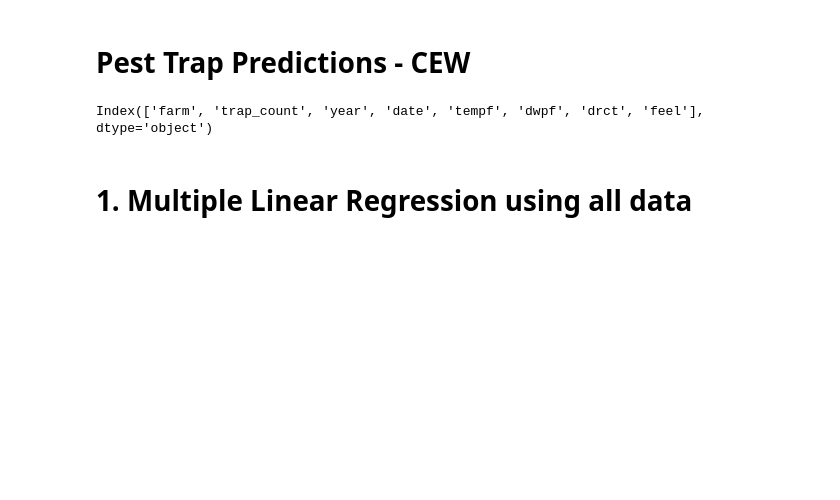
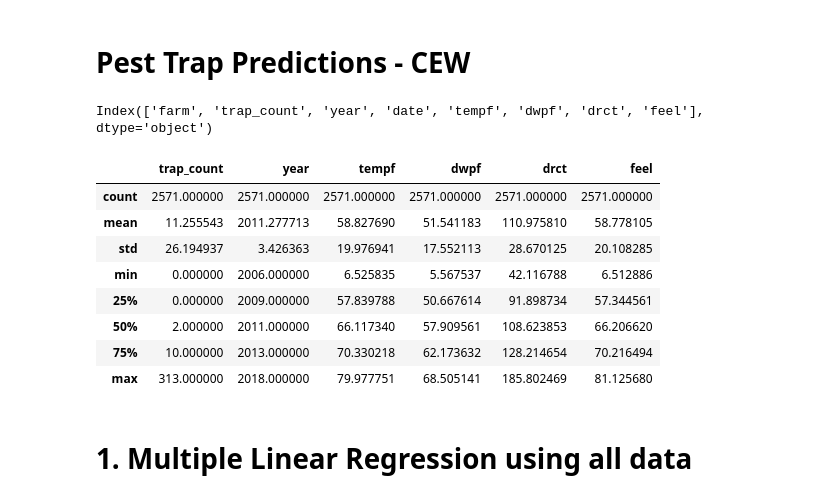
Before and after one commit to ramgautam06/CS898-Masters-Project, a Jupyter notebook: RamGautam_Project.ipynb, the cells around one changed output. Cells and saved outputs as stored; diff of their text form; code cells hidden in the pictures; blank space fills up the shorter version.

```diff
--- a/RamGautam_Project.ipynb
+++ b/RamGautam_Project.ipynb
@@ -628,6 +643,18 @@ df_CEW_final = df_CEW.merge(df_CEW_weather, on='date')
 df_CEW_final.columns
 # %% [output]
 Index(['farm', 'trap_count', 'year', 'date', 'tempf', 'dwpf', 'drct', 'feel'], dtype='object')
+# %%
+df_CEW_final.describe()
+# %% [output]
+|  | trap_count | year | tempf | dwpf | drct | feel |
+| count | 2571.000000 | 2571.000000 | 2571.000000 | 2571.000000 | 2571.000000 | 2571.000000 |
+| mean | 11.255543 | 2011.277713 | 58.827690 | 51.541183 | 110.975810 | 58.778105 |
+| std | 26.194937 | 3.426363 | 19.976941 | 17.552113 | 28.670125 | 20.108285 |
+| min | 0.000000 | 2006.000000 | 6.525835 | 5.567537 | 42.116788 | 6.512886 |
+| 25% | 0.000000 | 2009.000000 | 57.839788 | 50.667614 | 91.898734 | 57.344561 |
+| 50% | 2.000000 | 2011.000000 | 66.117340 | 57.909561 | 108.623853 | 66.206620 |
+| 75% | 10.000000 | 2013.000000 | 70.330218 | 62.173632 | 128.214654 | 70.216494 |
+| max | 313.000000 | 2018.000000 | 79.977751 | 68.505141 | 185.802469 | 81.125680 |
 # %% [markdown]
 # 1. Multiple Linear Regression using all data
 # %%
```
Also changed, not shown: parts of 15 cells of this notebook.
